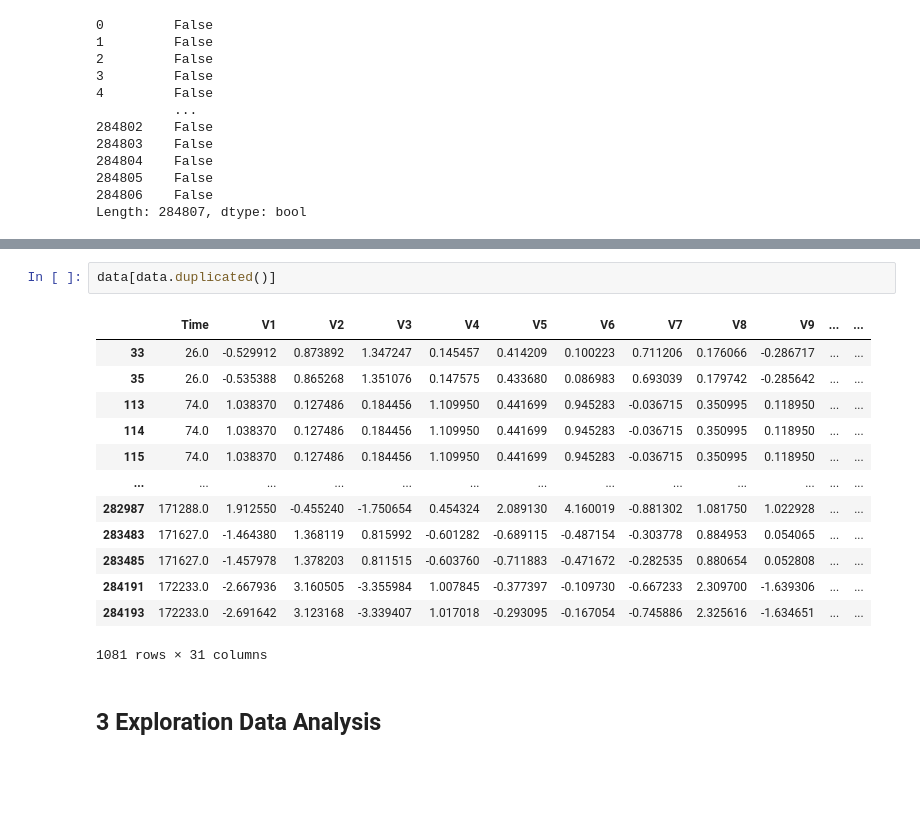
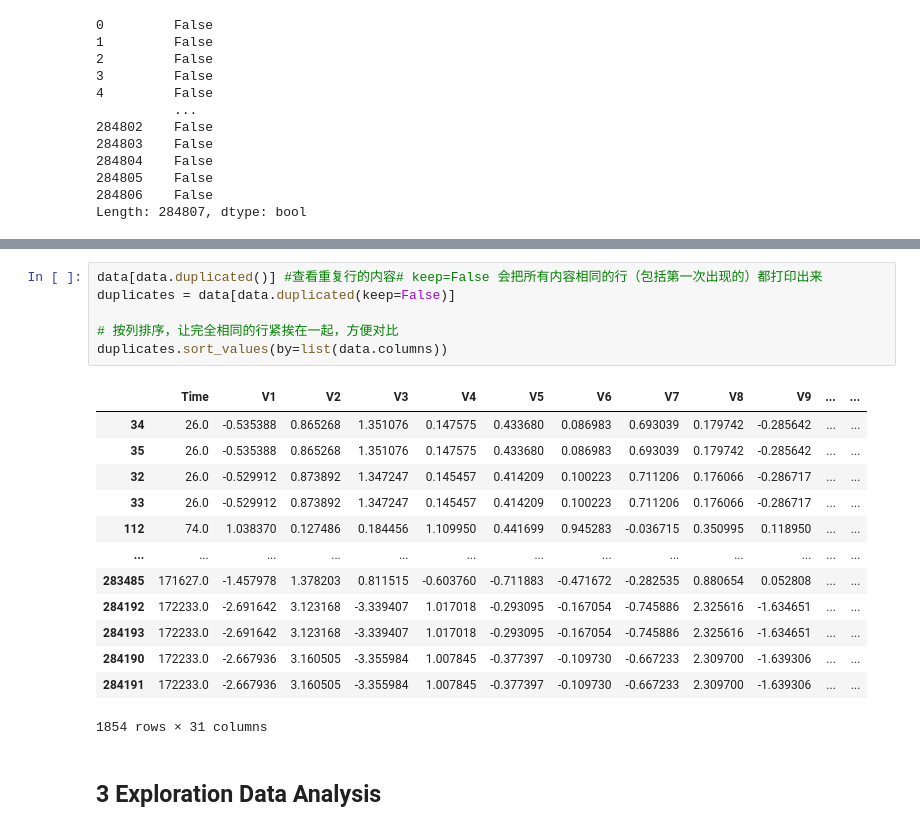
Before and after one commit to Hui66cs/Artificial-Intelligence, a Jupyter notebook: lab6/Credit Card Fraud Detection.ipynb, the cells around one changed output, grey strips where cells are left out. Drawn from its saved outputs; the diff is of its cells as text; blank space fills up the shorter version.

```diff
--- a/lab6/Credit Card Fraud Detection.ipynb
+++ b/lab6/Credit Card Fraud Detection.ipynb
@@ -134,19 +135,23 @@ data.duplicated().sum()
-# %%
-data[data.duplicated()]
-# %% [output]
-|  | Time | V1 | V2 | V3 | V4 | V5 | V6 | V7 | V8 | V9 | ... | ... |
-| 33 | 26.0 | -0.529912 | 0.873892 | 1.347247 | 0.145457 | 0.414209 | 0.100223 | 0.711206 | 0.176066 | -0.286717 | ... | ... |
-| 35 | 26.0 | -0.535388 | 0.865268 | 1.351076 | 0.147575 | 0.433680 | 0.086983 | 0.693039 | 0.179742 | -0.285642 | ... | ... |
-| 113 | 74.0 | 1.038370 | 0.127486 | 0.184456 | 1.109950 | 0.441699 | 0.945283 | -0.036715 | 0.350995 | 0.118950 | ... | ... |
-| 114 | 74.0 | 1.038370 | 0.127486 | 0.184456 | 1.109950 | 0.441699 | 0.945283 | -0.036715 | 0.350995 | 0.118950 | ... | ... |
-| 115 | 74.0 | 1.038370 | 0.127486 | 0.184456 | 1.109950 | 0.441699 | 0.945283 | -0.036715 | 0.350995 | 0.118950 | ... | ... |
-| ... | ... | ... | ... | ... | ... | ... | ... | ... | ... | ... | ... | ... |
-| 282987 | 171288.0 | 1.912550 | -0.455240 | -1.750654 | 0.454324 | 2.089130 | 4.160019 | -0.881302 | 1.081750 | 1.022928 | ... | ... |
-| 283483 | 171627.0 | -1.464380 | 1.368119 | 0.815992 | -0.601282 | -0.689115 | -0.487154 | -0.303778 | 0.884953 | 0.054065 | ... | ... |
-| 283485 | 171627.0 | -1.457978 | 1.378203 | 0.811515 | -0.603760 | -0.711883 | -0.471672 | -0.282535 | 0.880654 | 0.052808 | ... | ... |
-| 284191 | 172233.0 | -2.667936 | 3.160505 | -3.355984 | 1.007845 | -0.377397 | -0.109730 | -0.667233 | 2.309700 | -1.639306 | ... | ... |
-| 284193 | 172233.0 | -2.691642 | 3.123168 | -3.339407 | 1.017018 | -0.293095 | -0.167054 | -0.745886 | 2.325616 | -1.634651 | ... | ... |
-1081 rows × 31 columns
+# %%
+data[data.duplicated()] #查看重复行的内容# keep=False 会把所有内容相同的行（包括第一次出现的）都打印出来
+duplicates = data[data.duplicated(keep=False)]
+
+# 按列排序，让完全相同的行紧挨在一起，方便对比
+duplicates.sort_values(by=list(data.columns))
+# %% [output]
+|  | Time | V1 | V2 | V3 | V4 | V5 | V6 | V7 | V8 | V9 | ... | ... |
+| 34 | 26.0 | -0.535388 | 0.865268 | 1.351076 | 0.147575 | 0.433680 | 0.086983 | 0.693039 | 0.179742 | -0.285642 | ... | ... |
+| 35 | 26.0 | -0.535388 | 0.865268 | 1.351076 | 0.147575 | 0.433680 | 0.086983 | 0.693039 | 0.179742 | -0.285642 | ... | ... |
+| 32 | 26.0 | -0.529912 | 0.873892 | 1.347247 | 0.145457 | 0.414209 | 0.100223 | 0.711206 | 0.176066 | -0.286717 | ... | ... |
+| 33 | 26.0 | -0.529912 | 0.873892 | 1.347247 | 0.145457 | 0.414209 | 0.100223 | 0.711206 | 0.176066 | -0.286717 | ... | ... |
+| 112 | 74.0 | 1.038370 | 0.127486 | 0.184456 | 1.109950 | 0.441699 | 0.945283 | -0.036715 | 0.350995 | 0.118950 | ... | ... |
+| ... | ... | ... | ... | ... | ... | ... | ... | ... | ... | ... | ... | ... |
+| 283485 | 171627.0 | -1.457978 | 1.378203 | 0.811515 | -0.603760 | -0.711883 | -0.471672 | -0.282535 | 0.880654 | 0.052808 | ... | ... |
+| 284192 | 172233.0 | -2.691642 | 3.123168 | -3.339407 | 1.017018 | -0.293095 | -0.167054 | -0.745886 | 2.325616 | -1.634651 | ... | ... |
+| 284193 | 172233.0 | -2.691642 | 3.123168 | -3.339407 | 1.017018 | -0.293095 | -0.167054 | -0.745886 | 2.325616 | -1.634651 | ... | ... |
+| 284190 | 172233.0 | -2.667936 | 3.160505 | -3.355984 | 1.007845 | -0.377397 | -0.109730 | -0.667233 | 2.309700 | -1.639306 | ... | ... |
+| 284191 | 172233.0 | -2.667936 | 3.160505 | -3.355984 | 1.007845 | -0.377397 | -0.109730 | -0.667233 | 2.309700 | -1.639306 | ... | ... |
+1854 rows × 31 columns
 # %% [markdown]
 ## 3 Exploration Data Analysis
 # %% [markdown]
```
Also changed, not shown: parts of 20 cells of this notebook, 15 other files.
